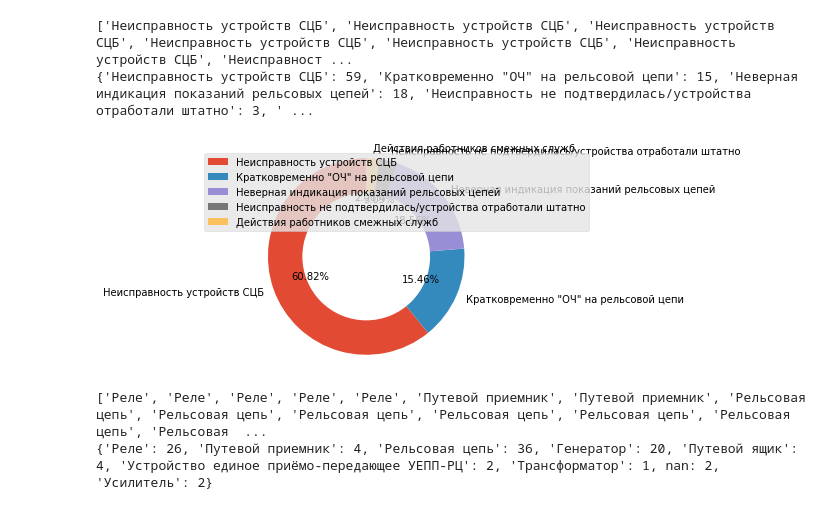
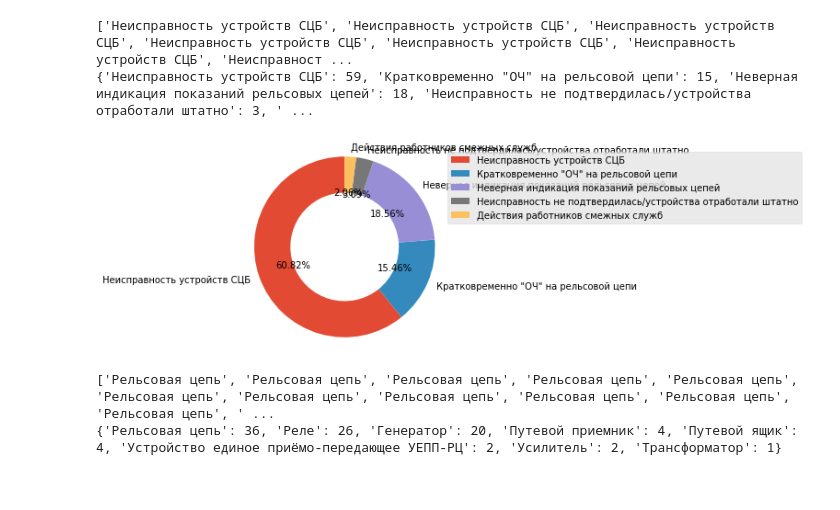
Before and after one commit to FrolovskiyKirill/Charts, a Jupyter notebook: Test_Charts.ipynb, the cells around one changed output. Saved outputs shown, nothing was run; the diff lists cells and outputs as text; code cells hidden in the pictures.

```diff
--- a/Test_Charts.ipynb
+++ b/Test_Charts.ipynb
@@ -32,34 +32,40 @@ print(pie_dict)
 # %%
 import matplotlib.pyplot as plt
 import numpy as np
 
 
 labels = []
 sizes = []
 
 for x, y in pie_dict.items():
     labels.append(x)
     sizes.append(y)
 
 # Plot
 plt.style.use('ggplot')
-plt.pie(sizes, labels=labels, autopct='%.2f%%', startangle=90)
+plt.pie(sizes, labels=labels, autopct='%.2f%%', startangle=90, wedgeprops=dict(width=0.4))
 plt.axis('equal')
-plt.legend(loc='upper left')
+plt.legend(loc='best', bbox_to_anchor=(1.5, 0, 0.5, 1), ncol=1)
 
-circle = plt.Circle(xy=(0,0), radius=.65, facecolor='white')
-plt.gca().add_artist(circle)
+# circle = plt.Circle(xy=(0,0), radius=.55, facecolor='white')
+# plt.gca().add_artist(circle)
 
 
 plt.show()
 # %% [output]
-[figure, old version]
+[figure, new version]
 # %%
+from collections import Counter
 
 bar_data = df['Наименование устройства'].to_list()
+bar_data = [x for x in bar_data if pd.notnull(x)]
+counts = Counter(bar_data)
+bar_data = sorted(bar_data, key=lambda x: -counts[x])
+
 bar_dict = {i:bar_data.count(i) for i in bar_data}
+
 print(bar_data)
 print(bar_dict)
 # %% [output]
-['Реле', 'Реле', 'Реле', 'Реле', 'Реле', 'Путевой приемник', 'Путевой приемник', 'Рельсовая цепь', 'Рельсовая цепь', 'Рельсовая цепь', 'Рельсовая цепь', 'Рельсовая цепь', 'Рельсовая цепь', 'Рельсовая  ...
-{'Реле': 26, 'Путевой приемник': 4, 'Рельсовая цепь': 36, 'Генератор': 20, 'Путевой ящик': 4, 'Устройство единое приёмо-передающее УЕПП-РЦ': 2, 'Трансформатор': 1, nan: 2, 'Усилитель': 2}
+['Рельсовая цепь', 'Рельсовая цепь', 'Рельсовая цепь', 'Рельсовая цепь', 'Рельсовая цепь', 'Рельсовая цепь', 'Рельсовая цепь', 'Рельсовая цепь', 'Рельсовая цепь', 'Рельсовая цепь', 'Рельсовая цепь', ' ...
+{'Рельсовая цепь': 36, 'Реле': 26, 'Генератор': 20, 'Путевой приемник': 4, 'Путевой ящик': 4, 'Устройство единое приёмо-передающее УЕПП-РЦ': 2, 'Усилитель': 2, 'Трансформатор': 1}
```
Also changed, not shown: parts of 2 cells of this notebook.
